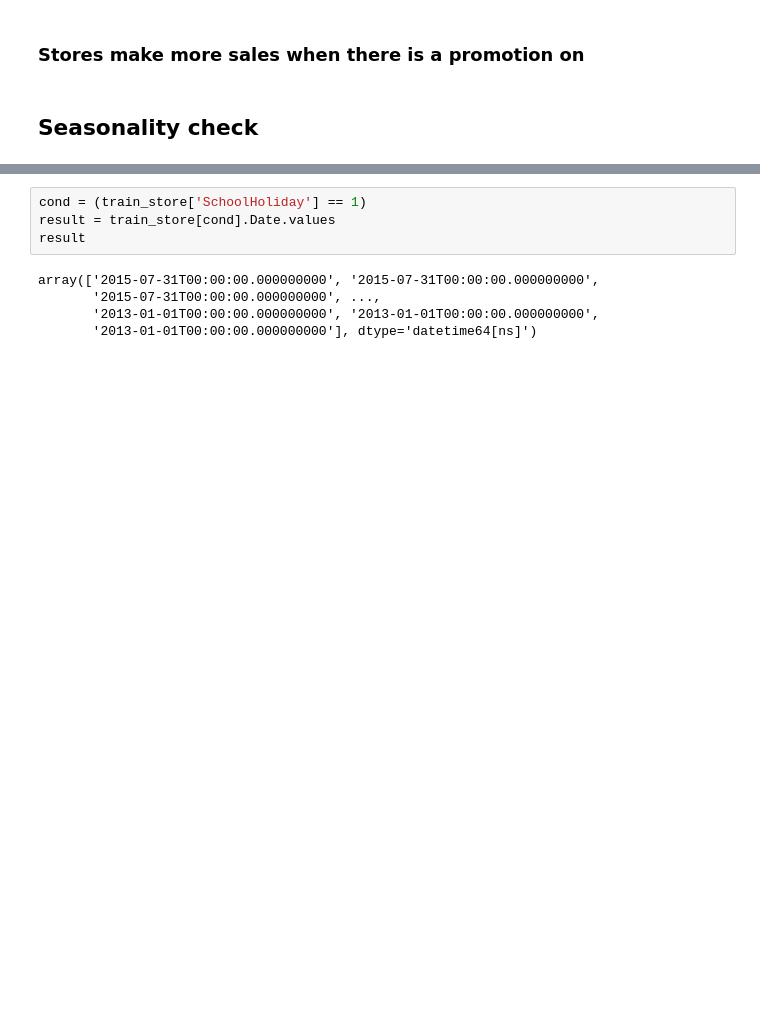
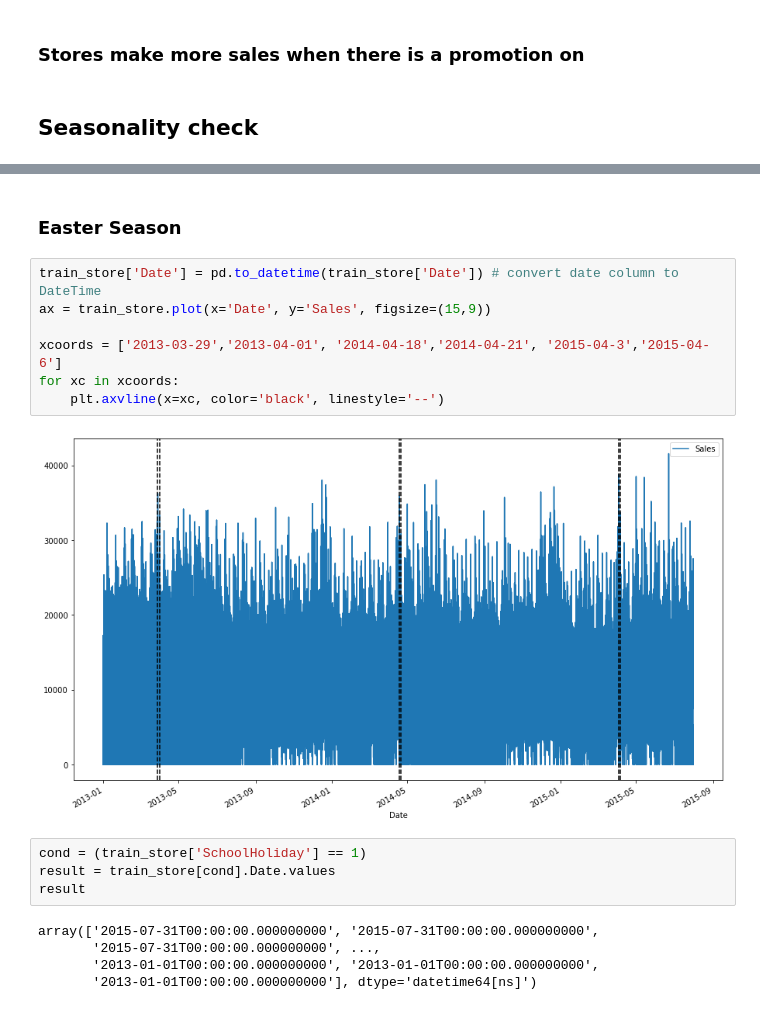
Before and after one commit to Stella-Mutacho/10Academy-Pharmaceutical-Sales-prediction-Project, a Jupyter notebook: notebooks/eda.ipynb, the cells around one changed output, grey strips where cells are left out. Cells and saved outputs as stored; diff of their text form; blank space fills up the shorter version.

```diff
--- a/notebooks/eda.ipynb
+++ b/notebooks/eda.ipynb
@@ -496,3 +509,14 @@ for xc in xcoords:
+# %% [markdown]
+### Easter Season
+# %%
+train_store['Date'] = pd.to_datetime(train_store['Date']) # convert date column to DateTime
+ax = train_store.plot(x='Date', y='Sales', figsize=(15,9))
+
+xcoords = ['2013-03-29','2013-04-01', '2014-04-18','2014-04-21', '2015-04-3','2015-04-6']
+for xc in xcoords:
+    plt.axvline(x=xc, color='black', linestyle='--')
+# %% [output]
+[figure, added]
 # %%
 cond = (train_store['SchoolHoliday'] == 1)
 result = train_store[cond].Date.values
```
Also changed, not shown: parts of 32 cells of this notebook.
